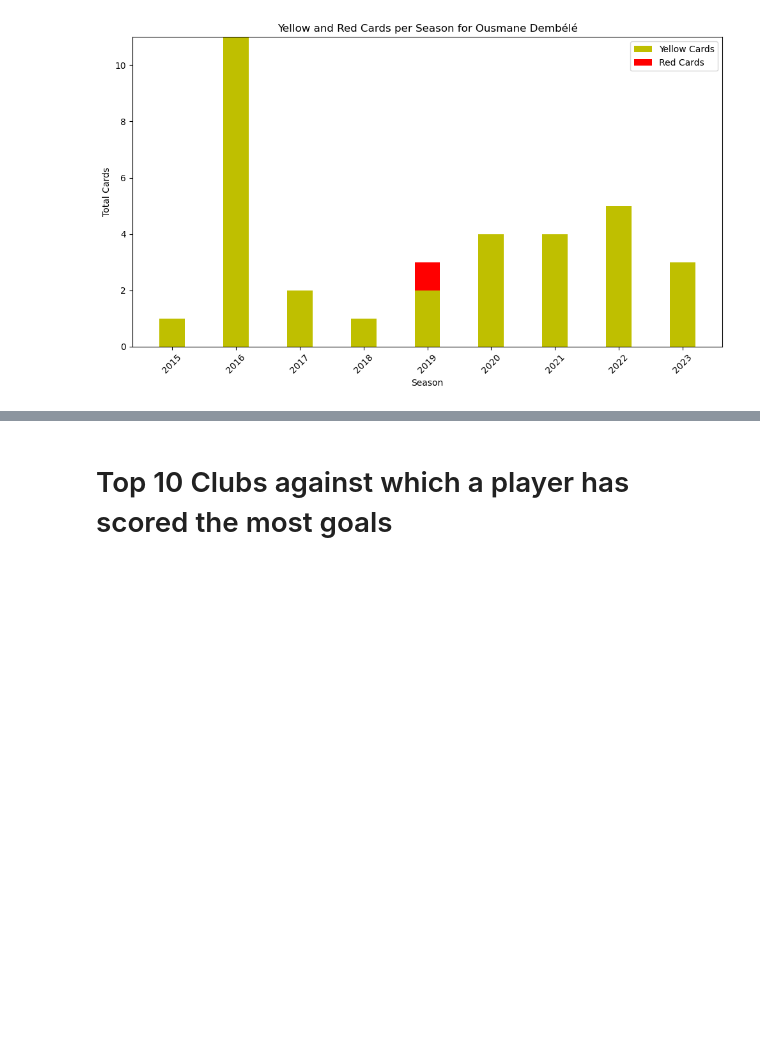
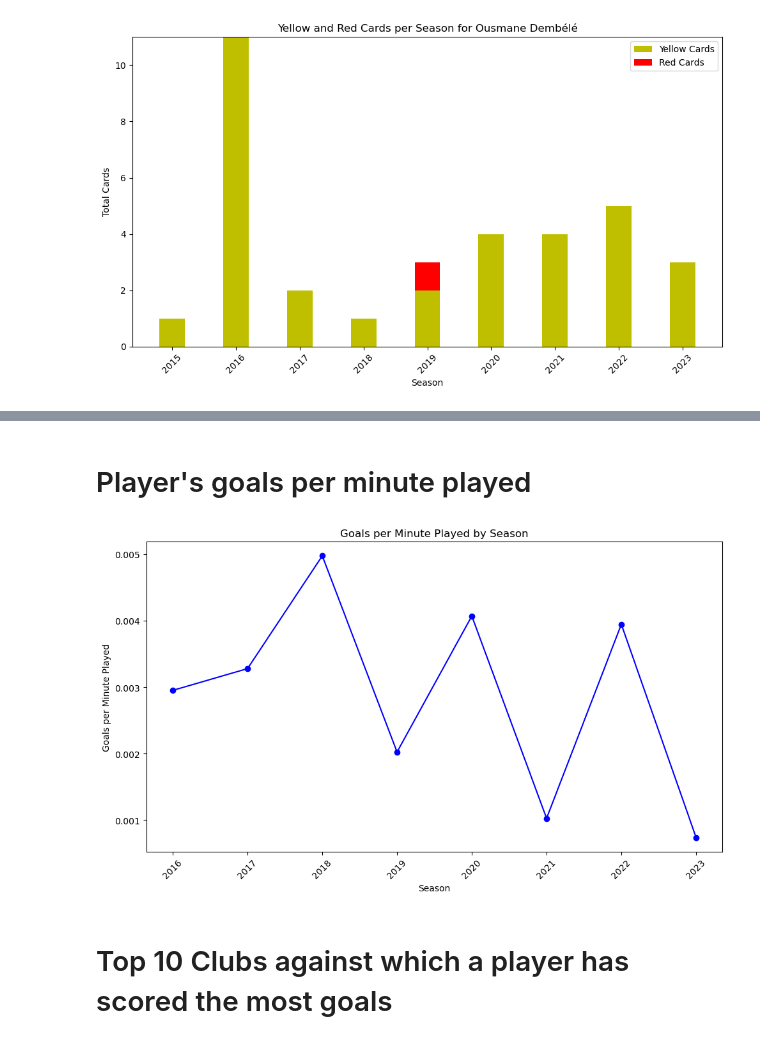
Before and after one commit to marv150302/Football-Stats-Project, a Jupyter notebook: solution/jupyter_data_analysis/data_analysis.ipynb, the cells around one changed output, grey strips where cells are left out. Saved outputs shown, nothing was run; the diff lists cells and outputs as text; code cells hidden in the pictures; blank space fills up the shorter version.

```diff
--- a/solution/jupyter_data_analysis/data_analysis.ipynb
+++ b/solution/jupyter_data_analysis/data_analysis.ipynb
@@ -268,3 +368,32 @@ plot_cards_per_season(player_id=288230)
+# %% [markdown]
+# Player's goals per minute played
+# %%
+def plot_goals_per_minute_played(player_id, season_start, season_end):
+    query = f"""
+    SELECT g.season, SUM(a.goals) as total_goals, SUM(a.minutes_played) as total_minutes
+    FROM Appearances a
+    JOIN Games g ON a.game_id = g.game_id
+    WHERE a.player_id = {player_id} AND g.season BETWEEN '{season_start}' AND '{season_end}'
+    GROUP BY g.season
+    ORDER BY g.season;
+    """
+
+    df = pd.read_sql_query(query, engine)
+    df['goals_per_minute'] = df['total_goals'] / df['total_minutes']
+
+    fig, ax = plt.subplots(figsize=(10, 6))
+    ax.plot(df['season'], df['goals_per_minute'], marker='o', linestyle='-', color='b')
+    ax.set_xlabel('Season')
+    ax.set_ylabel('Goals per Minute Played')
+    ax.set_title('Goals per Minute Played by Season')
+    plt.xticks(rotation=45)
+    plt.tight_layout()
+    plt.show()
+
+# Example usage
+plot_goals_per_minute_played(player_id=288230, season_start='2016', season_end='2023')
+# %% [output]
+[figure, added]
 # %% [markdown]
 # Top 10 Clubs against which a player has scored the most goals
 # %%
```
Also changed, not shown: parts of 10 cells of this notebook.
